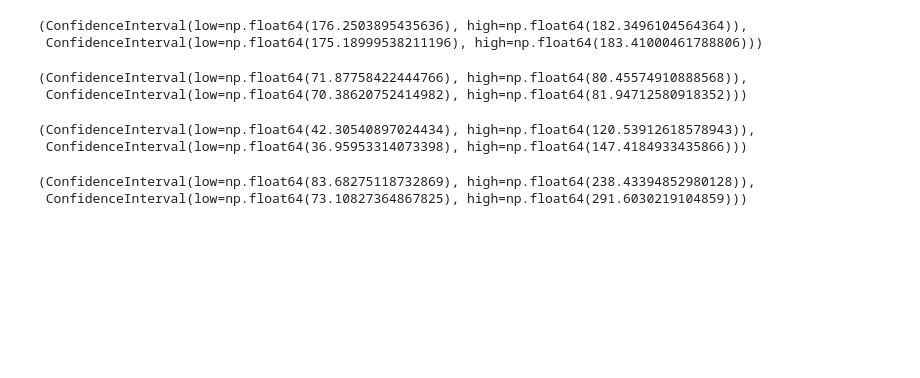
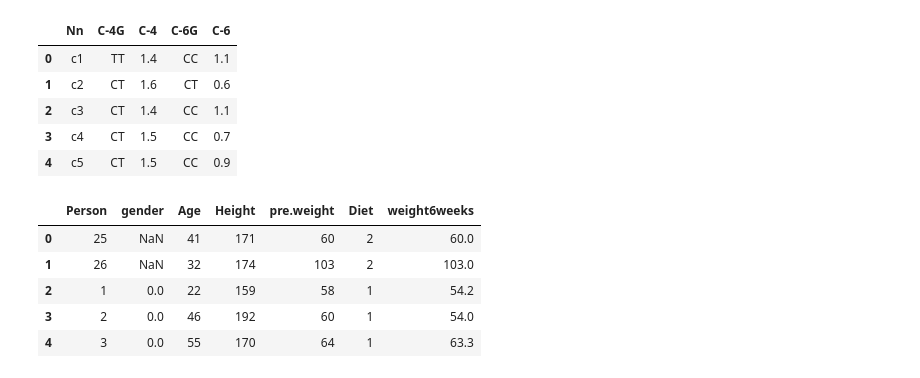
Before and after one commit to Dezzelshipc/CompMath2, a Jupyter notebook: sem1-statistics/prac2/prac.ipynb, the cells around one changed output. Cells and saved outputs as stored; diff of their text form; code cells hidden in the pictures; blank space fills up the shorter version.

```diff
--- a/sem1-statistics/prac2/prac.ipynb
+++ b/sem1-statistics/prac2/prac.ipynb
@@ -383,20 +0,0 @@ weight_std0 = stud["Weight"].std(ddof=1)
-# %%
-mean_interval(stud["Height"], confidence_level=.95), mean_interval(stud["Height"], confidence_level=.99)
-# %% [output]
-(ConfidenceInterval(low=np.float64(176.2503895435636), high=np.float64(182.3496104564364)),
- ConfidenceInterval(low=np.float64(175.18999538211196), high=np.float64(183.41000461788806)))
-# %%
-mean_interval(stud["Weight"], confidence_level=.95), mean_interval(stud["Weight"], confidence_level=.99)
-# %% [output]
-(ConfidenceInterval(low=np.float64(71.87758422444766), high=np.float64(80.45574910888568)),
- ConfidenceInterval(low=np.float64(70.38620752414982), high=np.float64(81.94712580918352)))
-# %%
-var_interval(stud["Height"], confidence_level=.95), var_interval(stud["Height"], confidence_level=.99)
-# %% [output]
-(ConfidenceInterval(low=np.float64(42.30540897024434), high=np.float64(120.53912618578943)),
- ConfidenceInterval(low=np.float64(36.95953314073398), high=np.float64(147.4184933435866)))
-# %%
-var_interval(stud["Weight"], confidence_level=.95), var_interval(stud["Weight"], confidence_level=.99)
-# %% [output]
-(ConfidenceInterval(low=np.float64(83.68275118732869), high=np.float64(238.43394852980128)),
- ConfidenceInterval(low=np.float64(73.10827364867825), high=np.float64(291.6030219104859)))
@@ -402,0 +11,20 @@ var_interval(stud["Weight"], confidence_level=.95), var_interval(stud["Weight"],
+# %%
+gens = pd.read_csv("../data/gens_good.csv", decimal='.', delimiter=',')
+gens.head()
+# %% [output]
+|  | Nn | C-4G | C-4 | C-6G | C-6 |
+| 0 | c1 | TT | 1.4 | CC | 1.1 |
+| 1 | c2 | CT | 1.6 | CT | 0.6 |
+| 2 | c3 | CT | 1.4 | CC | 1.1 |
+| 3 | c4 | CT | 1.5 | CC | 0.7 |
+| 4 | c5 | CT | 1.5 | CC | 0.9 |
+# %%
+diets = pd.read_csv("../data/diets.csv", decimal='.', delimiter=',')
+diets.head()
+# %% [output]
+|  | Person | gender | Age | Height | pre.weight | Diet | weight6weeks |
+| 0 | 25 | NaN | 41 | 171 | 60 | 2 | 60.0 |
+| 1 | 26 | NaN | 32 | 174 | 103 | 2 | 103.0 |
+| 2 | 1 | 0.0 | 22 | 159 | 58 | 1 | 54.2 |
+| 3 | 2 | 0.0 | 46 | 192 | 60 | 1 | 54.0 |
+| 4 | 3 | 0.0 | 55 | 170 | 64 | 1 | 63.3 |
```
Also changed, not shown: parts of 107 cells of this notebook, 12 other files.
